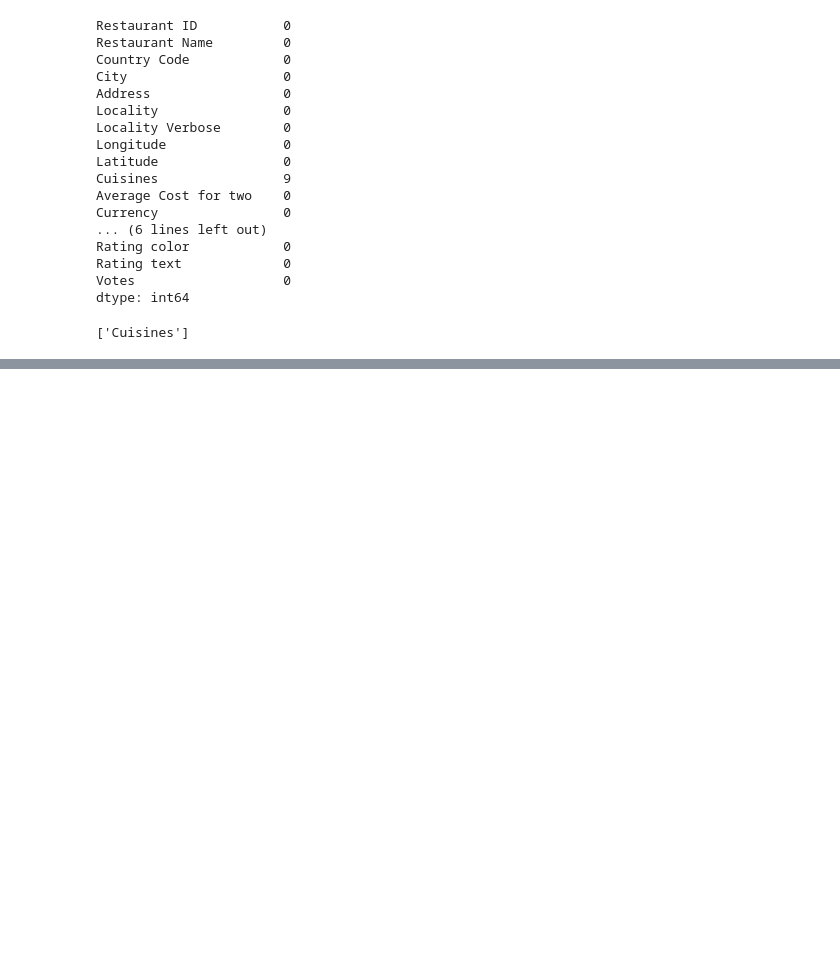
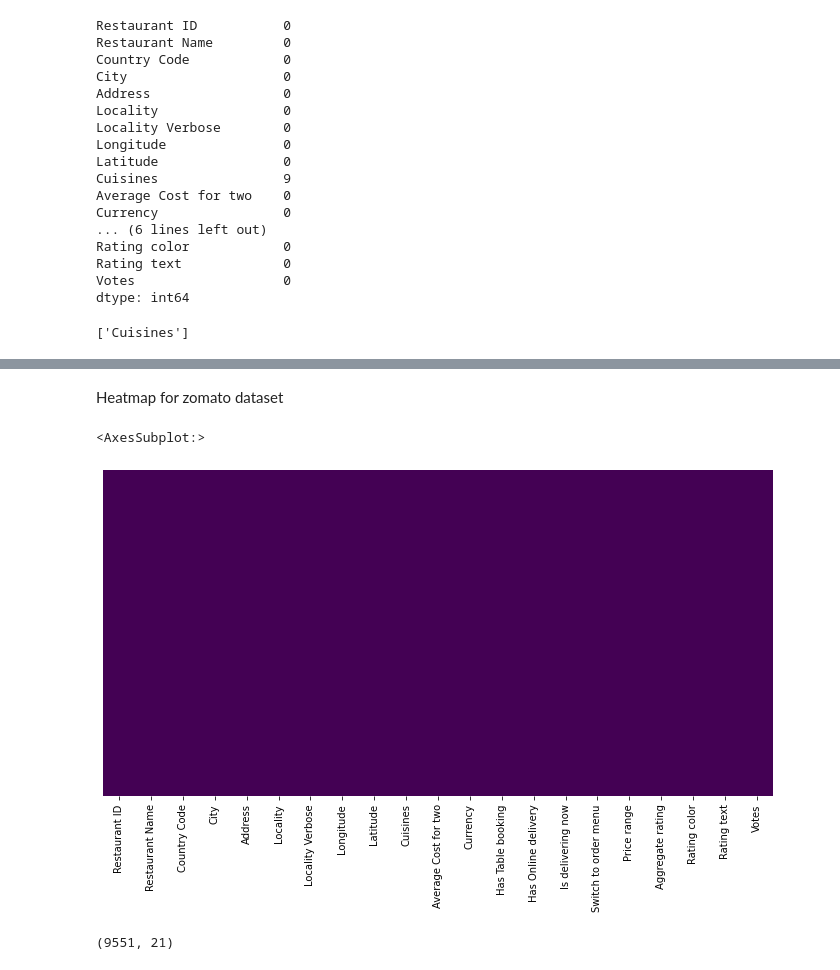
Before and after one commit to Shivanshu04/Datavisualisation, a Jupyter notebook: Zomato_Eda/Zomato.ipynb, the cells around one changed output, grey strips where cells are left out. Drawn from its saved outputs; the diff is of its cells as text; code cells hidden in the pictures; blank space fills up the shorter version.

```diff
--- a/Zomato_Eda/Zomato.ipynb
+++ b/Zomato_Eda/Zomato.ipynb
@@ -119,0 +130,14 @@ dtype: int64
+# %% [markdown]
+ Heatmap for zomato dataset
+# %%
+# 9551 rows are there so it didn't come properly.
+plt.rcParams['figure.figsize'] = (12, 6)
+sns.heatmap(df.isnull(),yticklabels=False,cbar=False,cmap='viridis')
+# %% [output]
+<AxesSubplot:>
+[figure, added]
+# %%
+# to check the shape of the data frame
+df.shape
+# %% [output]
+(9551, 21)
```
Also changed, not shown: parts of 6 cells of this notebook.
